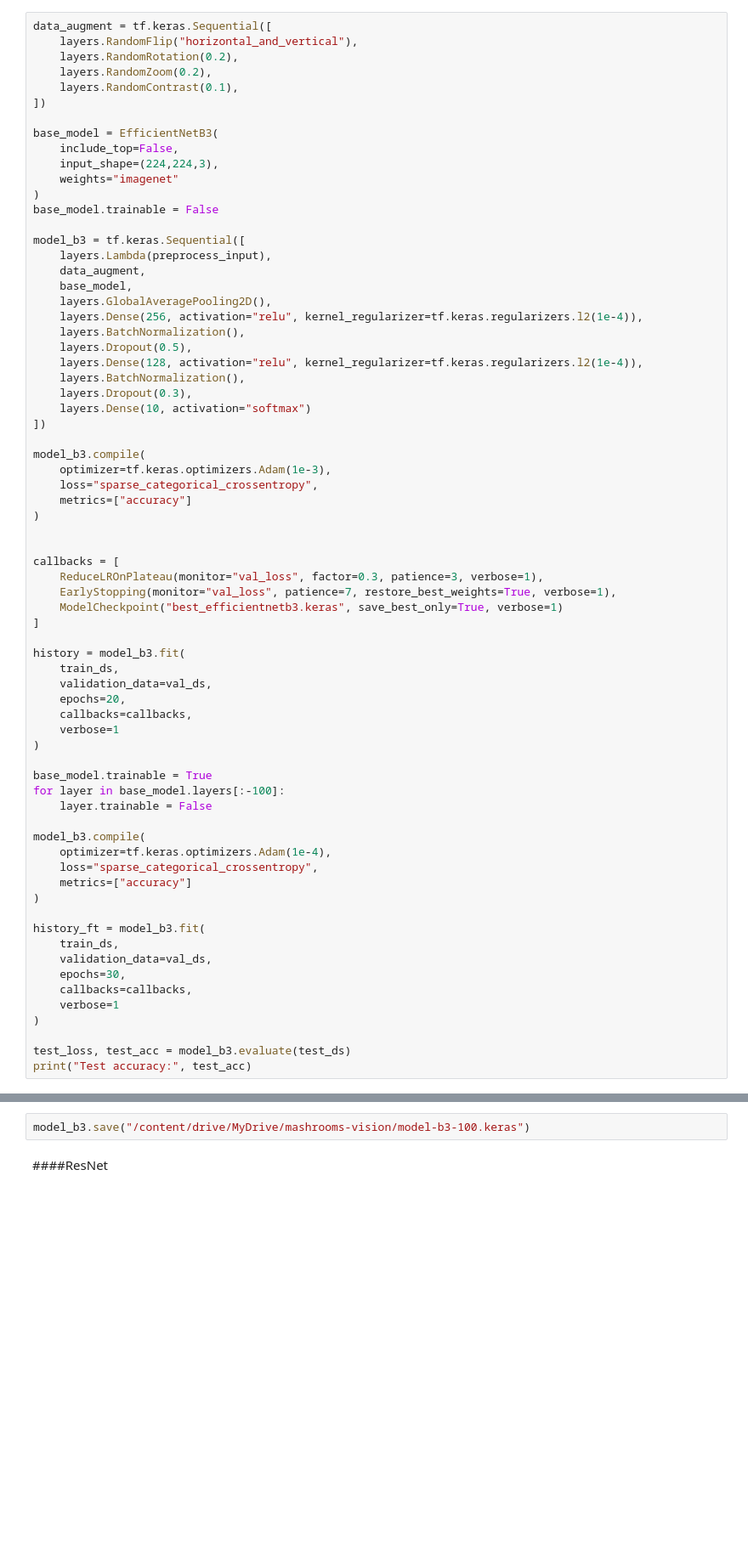
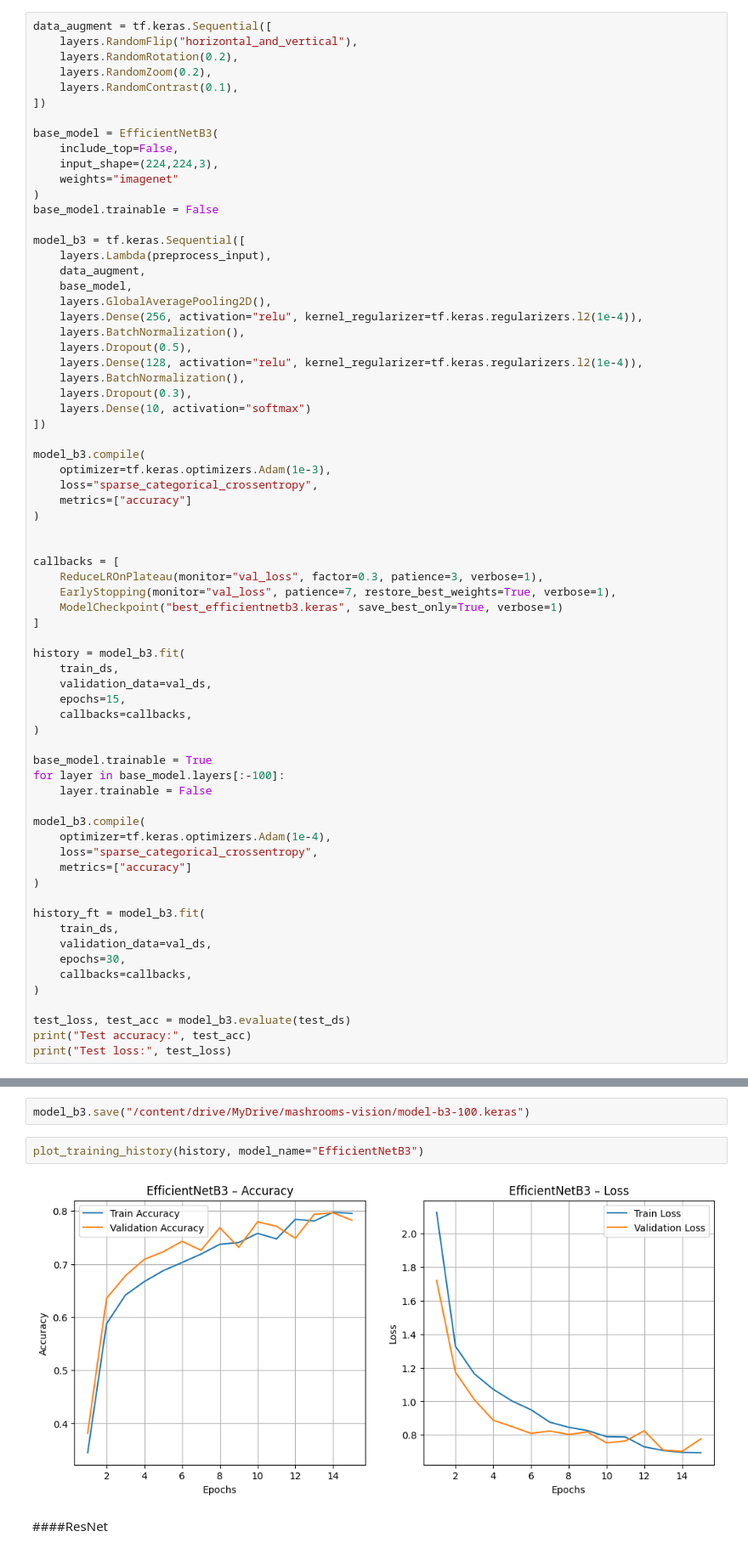
Before and after one commit to khrystynaPeniak/deep-learning-project-multiclass-classification, a Jupyter notebook: mashroom-vision-f.ipynb, the cells around one changed output, grey strips where cells are left out. Shown at 85% size. Drawn from its saved outputs; the diff is of its cells as text; blank space fills up the shorter version.

```diff
--- a/mashroom-vision-f.ipynb
+++ b/mashroom-vision-f.ipynb
@@ -379,9 +380,8 @@ callbacks = [
 history = model_b3.fit(
     train_ds,
     validation_data=val_ds,
-    epochs=20,
+    epochs=15,
     callbacks=callbacks,
-    verbose=1
 )
 
 base_model.trainable = True
@@ -399,11 +399,11 @@ history_ft = model_b3.fit(
     validation_data=val_ds,
     epochs=30,
     callbacks=callbacks,
-    verbose=1
 )
 
 test_loss, test_acc = model_b3.evaluate(test_ds)
 print("Test accuracy:", test_acc)
+print("Test loss:", test_loss)
 # %% [output]
 Downloading data from https://storage.googleapis.com/keras-applications/efficientnetb3_notop.h5
 43941136/43941136 ━━━━━━━━━━━━━━━━━━━━ 0s 0us/step
@@ -425,5 +425,9 @@ Test accuracy: 0.9159663915634155
 # %%
 model_b3.save("/content/drive/MyDrive/mashrooms-vision/model-b3-100.keras")
+# %%
+plot_training_history(history, model_name="EfficientNetB3")
+# %% [output]
+[figure, added]
 # %% [markdown]
 ####ResNet
 # %%
```
Also changed, not shown: parts of 7 cells of this notebook.
